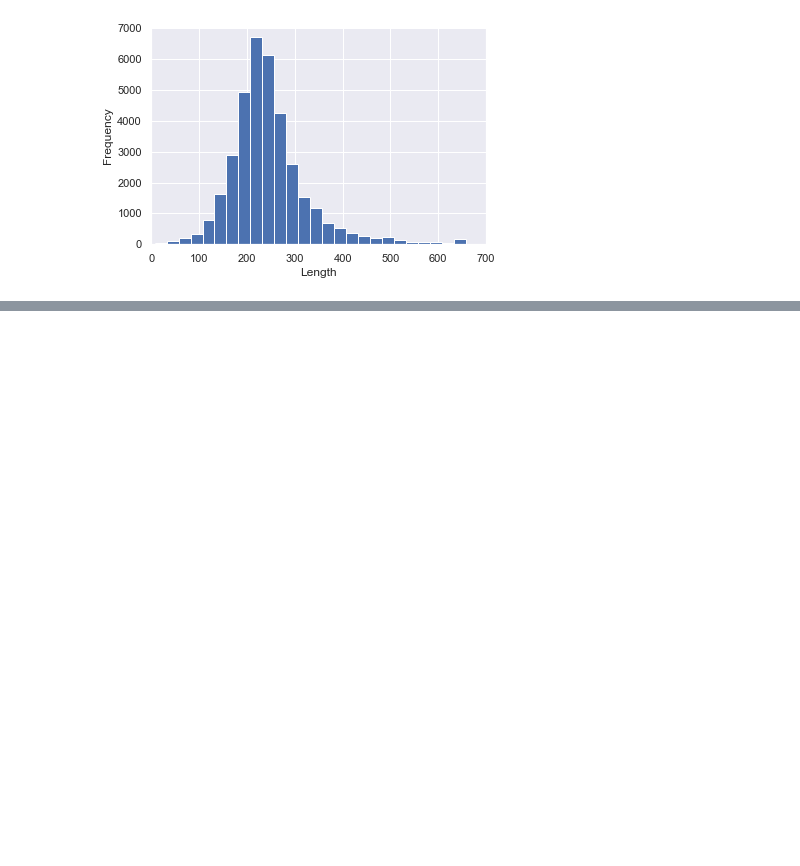
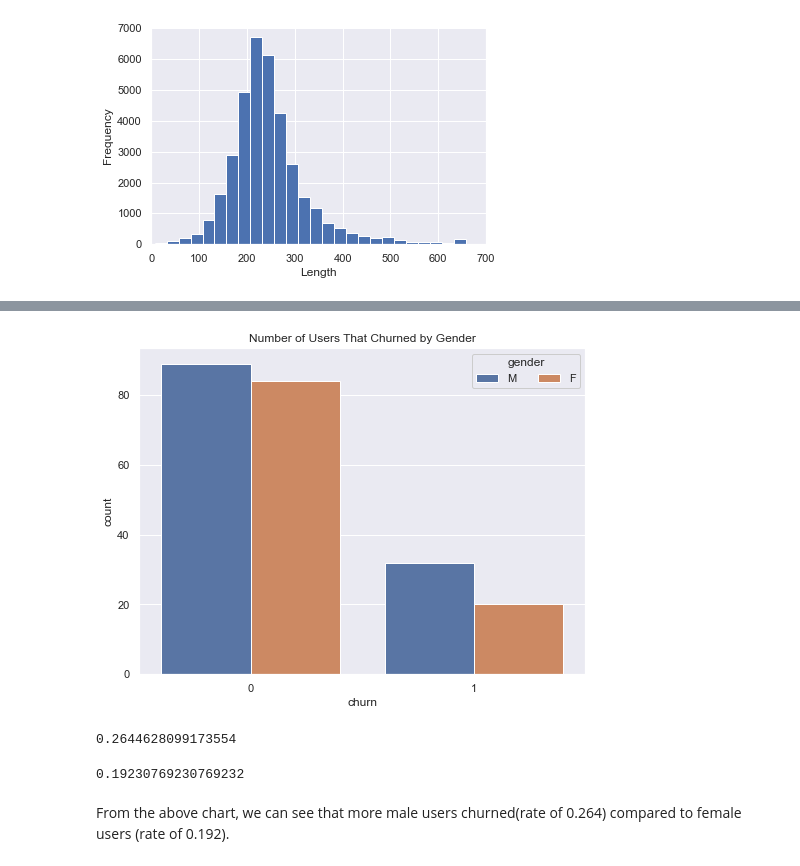
Before and after one commit to Nima-Sayyah/Sparkify, a Jupyter notebook: Sparkify.ipynb, the cells around one changed output, grey strips where cells are left out. Saved outputs shown, nothing was run; the diff lists cells and outputs as text; code cells hidden in the pictures; blank space fills up the shorter version.

```diff
--- a/Sparkify.ipynb
+++ b/Sparkify.ipynb
@@ -540,0 +541,20 @@ df_gender
+# %%
+# seaborn barplot
+plt.figure(figsize = [8,6])
+ax = sns.barplot(data = df_gender, x = 'churn', y='count', hue = 'gender')
+ax.legend(loc = 1, ncol = 2, framealpha =1, title = 'gender')
+plt.title("Number of Users That Churned by Gender");
+# %% [output]
+[figure, added]
+# %%
+# male churn rate
+32/(89+32)
+# %% [output]
+0.2644628099173554
+# %%
+# female churn rate
+20/(20+84)
+# %% [output]
+0.19230769230769232
+# %% [markdown]
+From the above chart, we can see that more male users churned(rate of 0.264) compared to female users (rate of 0.192).
```
Also changed, not shown: parts of 12 cells of this notebook.
